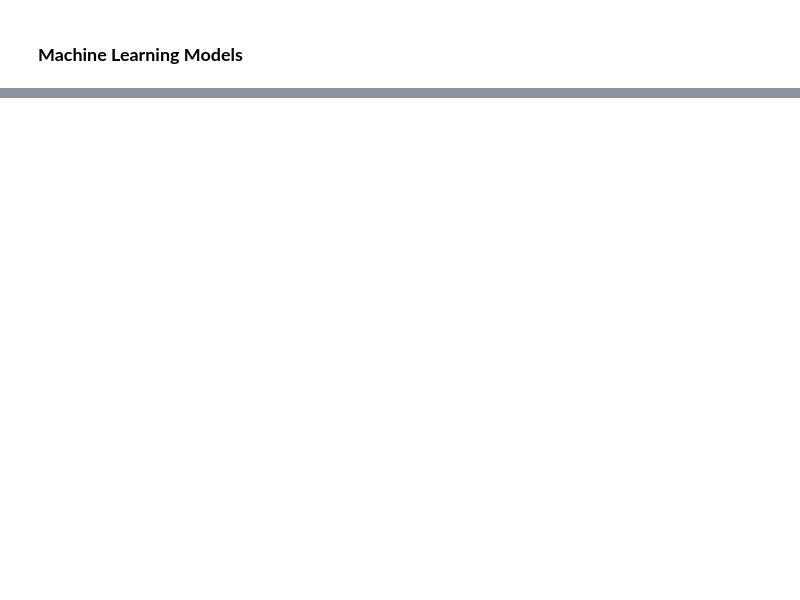
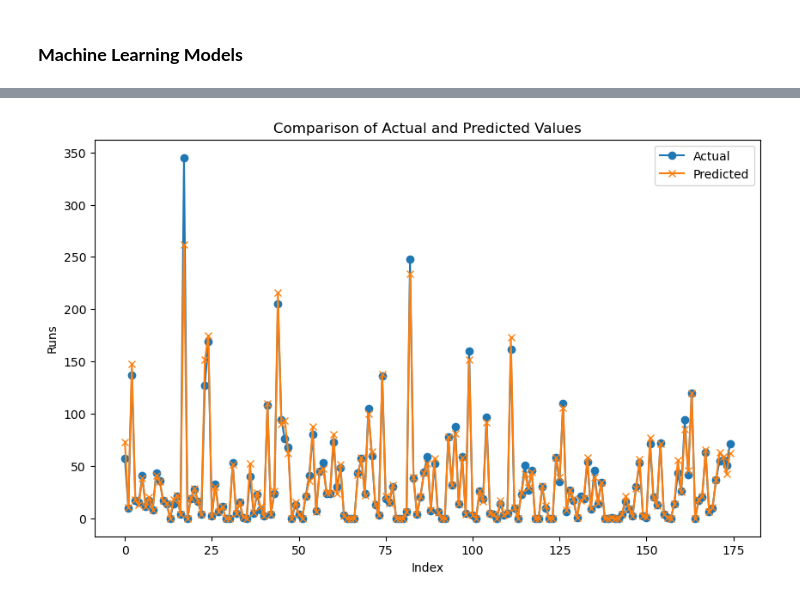
Before and after one commit to shaifalipatwal/NTCA-Cricket-Data-Analysis, a Jupyter notebook: NTCA Super Division.ipynb, the cells around one changed output, grey strips where cells are left out. Cells and saved outputs as stored; diff of their text form; code cells hidden in the pictures; blank space fills up the shorter version.

```diff
--- a/NTCA Super Division.ipynb
+++ b/NTCA Super Division.ipynb
@@ -285,0 +351,3 @@ Index(['Player', 'Group', 'Team', 'Mat', 'Ins', 'No', 'Runs', 'Balls', 'Avg',
+# %%
+X= batting_df.drop(["Runs",'Player', 'Group', 'Team'],axis='columns')
+y= batting_df["Runs"]
@@ -285,0 +366,6 @@ Index(['Player', 'Group', 'Team', 'Mat', 'Ins', 'No', 'Runs', 'Balls', 'Avg',
+# %%
+# Splitting the dataset into training and test sets
+X_train, X_test, y_train, y_test=train_test_split(X,y,test_size=0.2,random_state=10)
+# %%
+model= RandomForestRegressor(n_estimators=100, random_state=10)
+model.fit(X_train,y_train)
@@ -285,0 +374,3 @@ Index(['Player', 'Group', 'Team', 'Mat', 'Ins', 'No', 'Runs', 'Balls', 'Avg',
+# %%
+# Making predictions
+y_pred = model.predict(X_test)
@@ -285,0 +412,12 @@ Index(['Player', 'Group', 'Team', 'Mat', 'Ins', 'No', 'Runs', 'Balls', 'Avg',
+# %%
+# 2. Visualization with a Line Plot
+plt.figure(figsize=(10, 6))
+plt.plot(y_test.values, label='Actual', marker='o')
+plt.plot(y_pred, label='Predicted', marker='x')
+plt.xlabel('Index')
+plt.ylabel('Runs')
+plt.title('Comparison of Actual and Predicted Values')
+plt.legend()
+plt.show()
+# %% [output]
+[figure, added]
```
Also changed, not shown: parts of 48 cells of this notebook, 1 other file.
